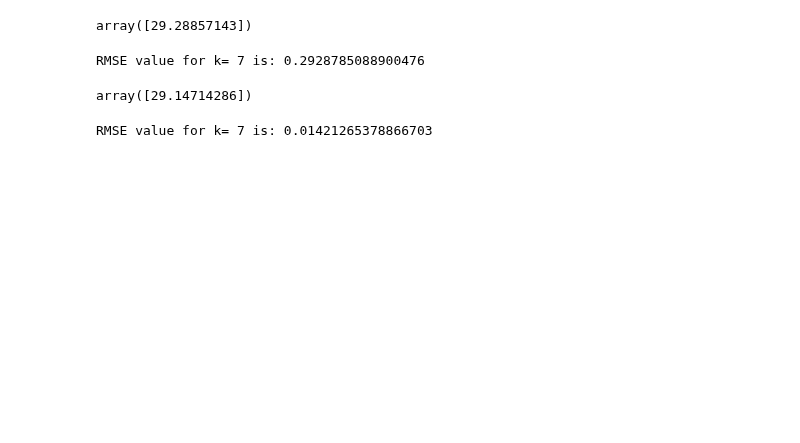
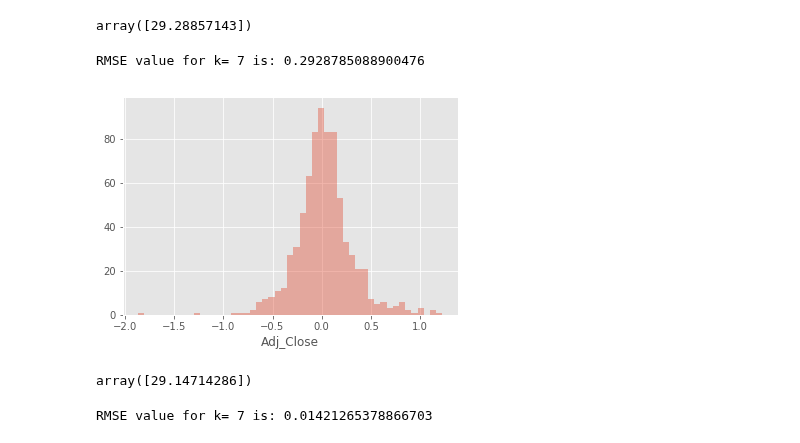
Before and after one commit to micattia/Capstone, a Jupyter notebook: 06_Exprimental_Test_and_Modeling.ipynb, the cells around one changed output. Drawn from its saved outputs; the diff is of its cells as text; code cells hidden in the pictures; blank space fills up the shorter version.

```diff
--- a/06_Exprimental_Test_and_Modeling.ipynb
+++ b/06_Exprimental_Test_and_Modeling.ipynb
@@ -608,6 +614,13 @@ error = sqrt(mean_squared_error(y_test,pred)) #calculate rmse
 print('RMSE value for k= 7' , 'is:', error)
 # %% [output]
 RMSE value for k= 7 is: 0.2928785088900476
+# %%
+#errors = pred - test_set['Adj_Close']
+errors = pred - y_test
+sns.distplot(errors,kde = False)
+plt.show()
+# %% [output]
+[figure, added]
 # %%
 # Providing Test Data to the KNN Prediction Model to see its Prediction
 test_df = pd.DataFrame(columns=["Open" ,"High","Low","Compound","Neg","Neu","Pos"], data=[[28.82, 29.4, 28.8, 0, 0,0,0]])
```
Also changed, not shown: parts of 6 cells of this notebook.
